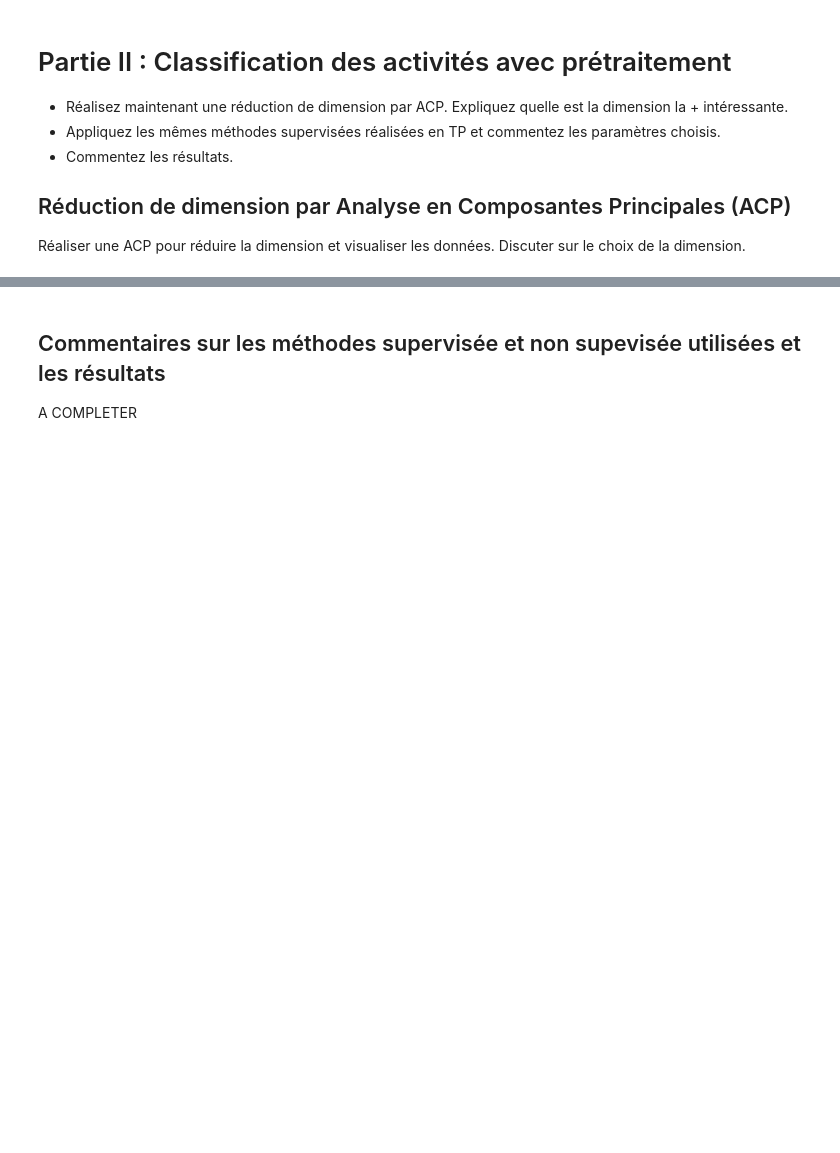
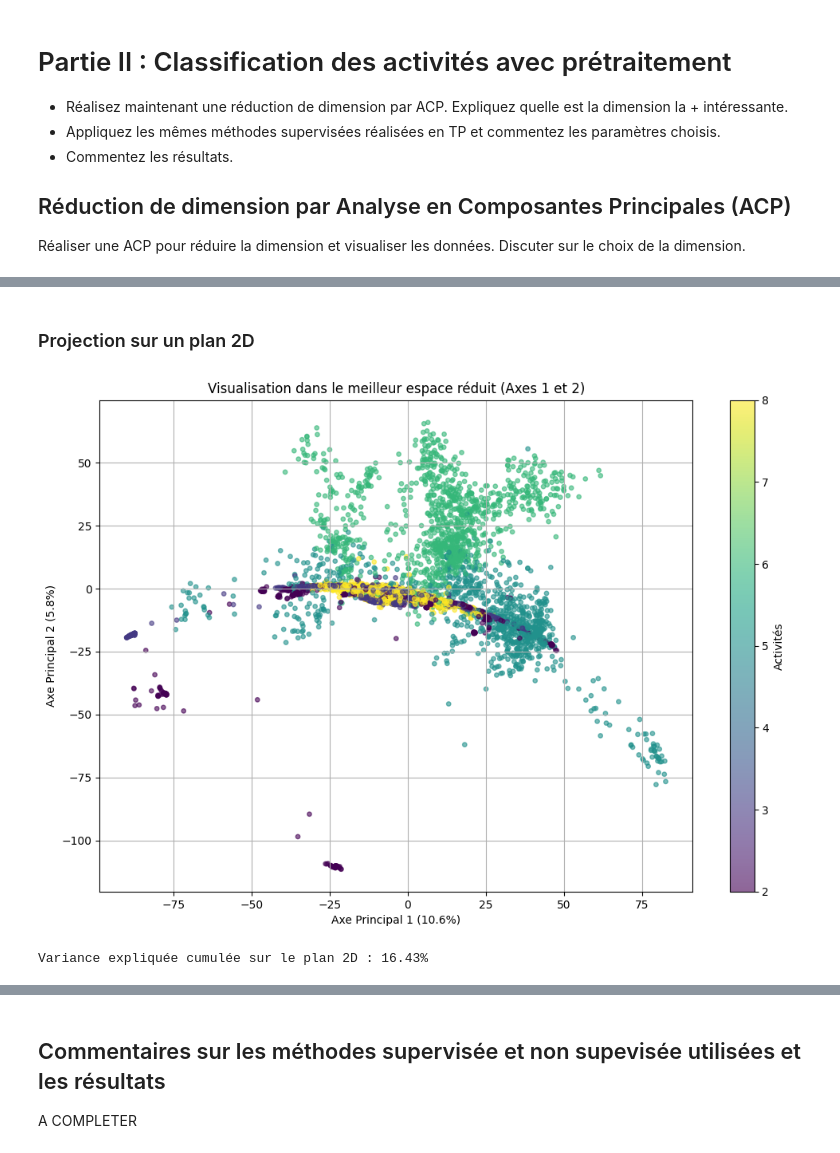
Before and after one commit to Stephane-Lpt/ENSEEIHT-Data-Analysis-Project, a Jupyter notebook: Projet2_FISA_TDA1_Cheville.ipynb, the cells around one changed output, grey strips where cells are left out. Cells and saved outputs as stored; diff of their text form; code cells hidden in the pictures; blank space fills up the shorter version.

```diff
--- a/Projet2_FISA_TDA1_Cheville.ipynb
+++ b/Projet2_FISA_TDA1_Cheville.ipynb
@@ -407,0 +446,23 @@ puis projeter les données de l'ensemble de test dans la base de l'ACP, applique
+# %% [markdown]
+### Projection sur un plan 2D
+# %%
+# Projection sur le plan factoriel (q=2)
+pca_2d = PCA(n_components=2)
+X_proj_2d = pca_2d.fit_transform(Xtrain_Cheville)
+
+plt.figure(figsize=(12, 8))
+scatter = plt.scatter(X_proj_2d[:, 0], X_proj_2d[:, 1], c=y_train, cmap='viridis', alpha=0.6, s=15)
+plt.title("Visualisation dans le meilleur espace réduit (Axes 1 et 2)")
+plt.xlabel(f"Axe Principal 1 ({pca_full.explained_variance_ratio_[0]*100:.1f}%)")
+plt.ylabel(f"Axe Principal 2 ({pca_full.explained_variance_ratio_[1]*100:.1f}%)")
+plt.colorbar(scatter, label='Activités')
+plt.grid(True)
+plt.show()
+# %% [output]
+[figure, added]
+# %%
+var_2d = sum(pca_2d.explained_variance_ratio_) * 100
+
+print(f"Variance expliquée cumulée sur le plan 2D : {var_2d:.2f}%")
+# %% [output]
+Variance expliquée cumulée sur le plan 2D : 16.43%
```
Also changed, not shown: parts of 47 cells of this notebook.
